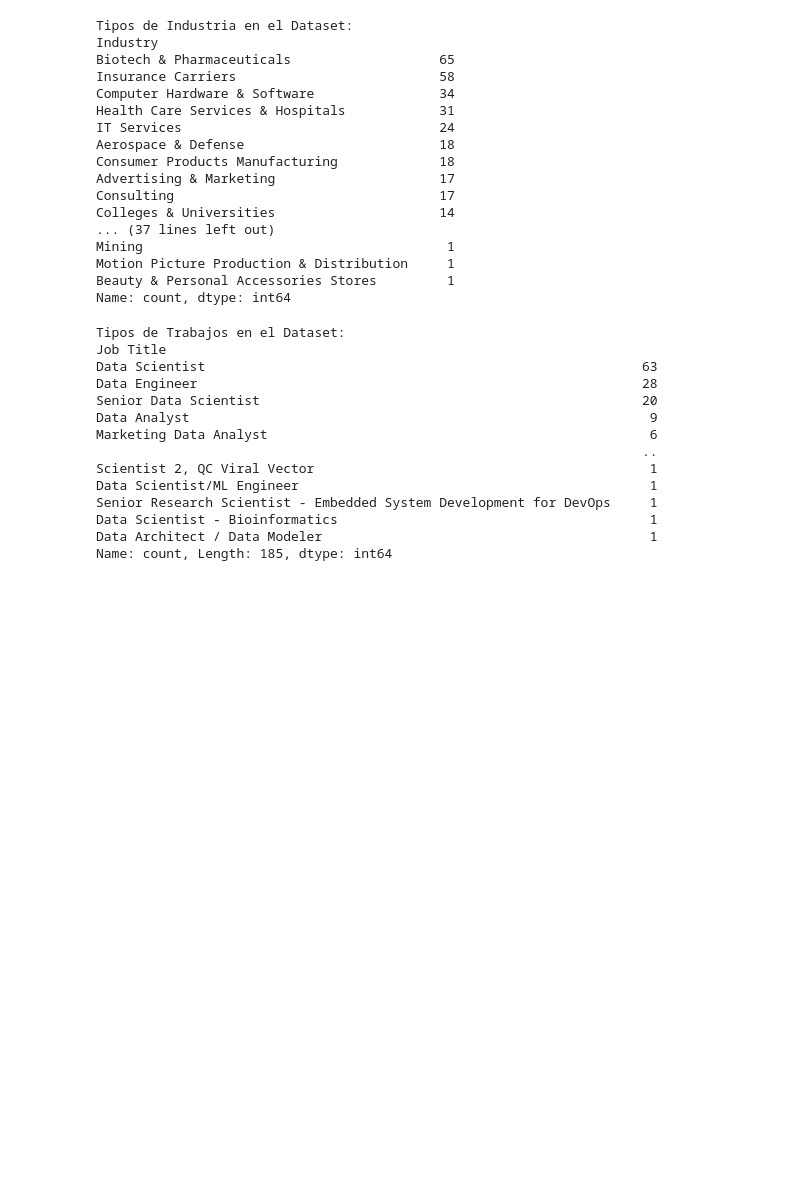
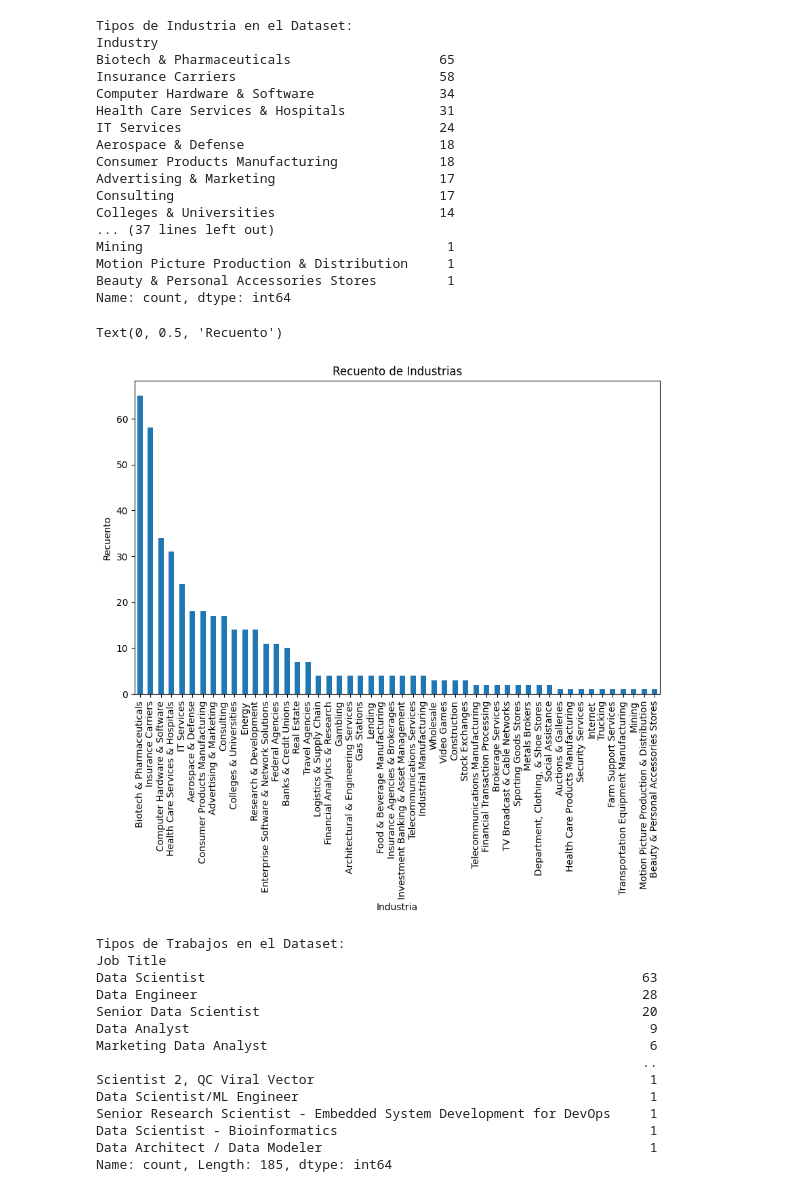
Before and after one commit to ignacionunezG/BI-Cardio-Disease, a Jupyter notebook: Proyecto.ipynb, the cells around one changed output. Cells and saved outputs as stored; diff of their text form; code cells hidden in the pictures; blank space fills up the shorter version.

```diff
--- a/Proyecto.ipynb
+++ b/Proyecto.ipynb
@@ -181,6 +179,21 @@ Mining                                       1
 Motion Picture Production & Distribution     1
 Beauty & Personal Accessories Stores         1
 Name: count, dtype: int64
+# %%
+# Calcular los recuentos de valores de la columna 'Industry'
+industry_counts = raw_data['Industry'].value_counts()
+
+# Crear el gráfico de barras
+plt.figure(figsize=(10, 6))  # Tamaño opcional del gráfico
+industry_counts.plot(kind='bar')
+
+# Personalizar el gráfico
+plt.title('Recuento de Industrias')
+plt.xlabel('Industria')
+plt.ylabel('Recuento')
+# %% [output]
+Text(0, 0.5, 'Recuento')
+[figure, added]
 # %%
 # Tipos de trabajos
 print("\nTipos de Trabajos en el Dataset:")
```
Also changed, not shown: parts of 3 cells of this notebook.
